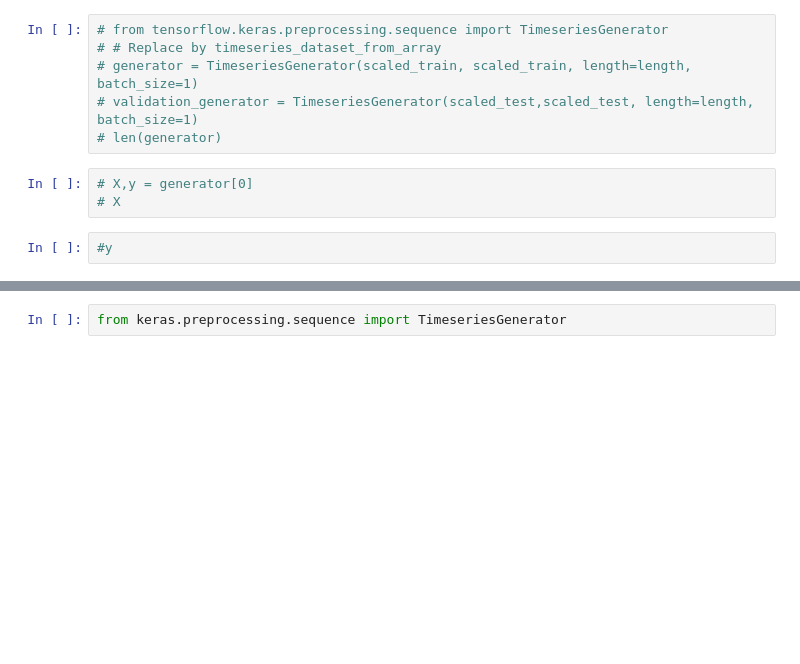
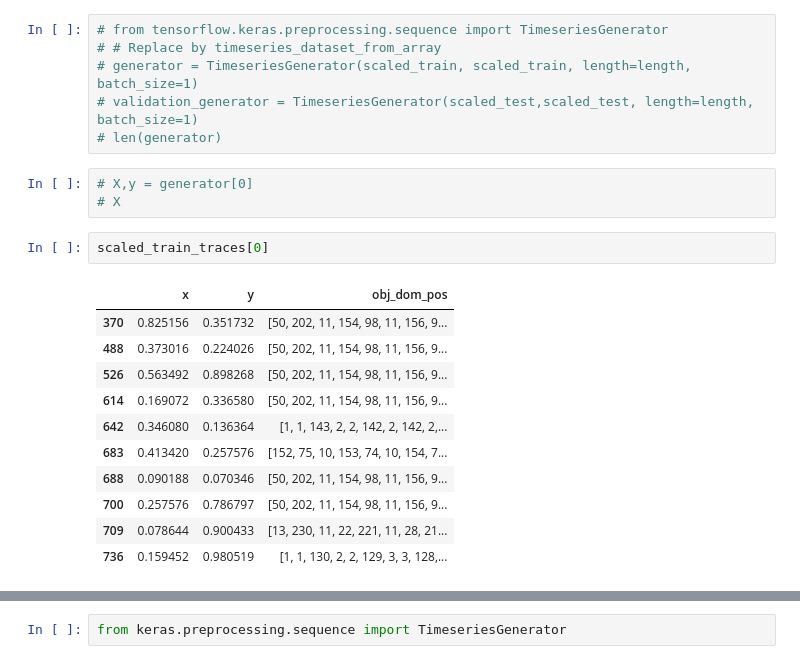
Before and after one commit to Gustl22/android_intent_prediction, a Jupyter notebook: rnn/rnn_model.ipynb, the cells around one changed output, grey strips where cells are left out. Saved outputs shown, nothing was run; the diff lists cells and outputs as text; blank space fills up the shorter version.

```diff
--- a/rnn/rnn_model.ipynb
+++ b/rnn/rnn_model.ipynb
@@ -346,4 +352,16 @@ scaled_train_traces[0]
 # X,y = generator[0]
 # X
 # %%
-#y
+scaled_train_traces[0]
+# %% [output]
+|  | x | y | obj_dom_pos |
+| 370 | 0.825156 | 0.351732 | [50, 202, 11, 154, 98, 11, 156, 9... |
+| 488 | 0.373016 | 0.224026 | [50, 202, 11, 154, 98, 11, 156, 9... |
+| 526 | 0.563492 | 0.898268 | [50, 202, 11, 154, 98, 11, 156, 9... |
+| 614 | 0.169072 | 0.336580 | [50, 202, 11, 154, 98, 11, 156, 9... |
+| 642 | 0.346080 | 0.136364 | [1, 1, 143, 2, 2, 142, 2, 142, 2,... |
+| 683 | 0.413420 | 0.257576 | [152, 75, 10, 153, 74, 10, 154, 7... |
+| 688 | 0.090188 | 0.070346 | [50, 202, 11, 154, 98, 11, 156, 9... |
+| 700 | 0.257576 | 0.786797 | [50, 202, 11, 154, 98, 11, 156, 9... |
+| 709 | 0.078644 | 0.900433 | [13, 230, 11, 22, 221, 11, 28, 21... |
+| 736 | 0.159452 | 0.980519 | [1, 1, 130, 2, 2, 129, 3, 3, 128,... |
```
Also changed, not shown: parts of 21 cells of this notebook.
